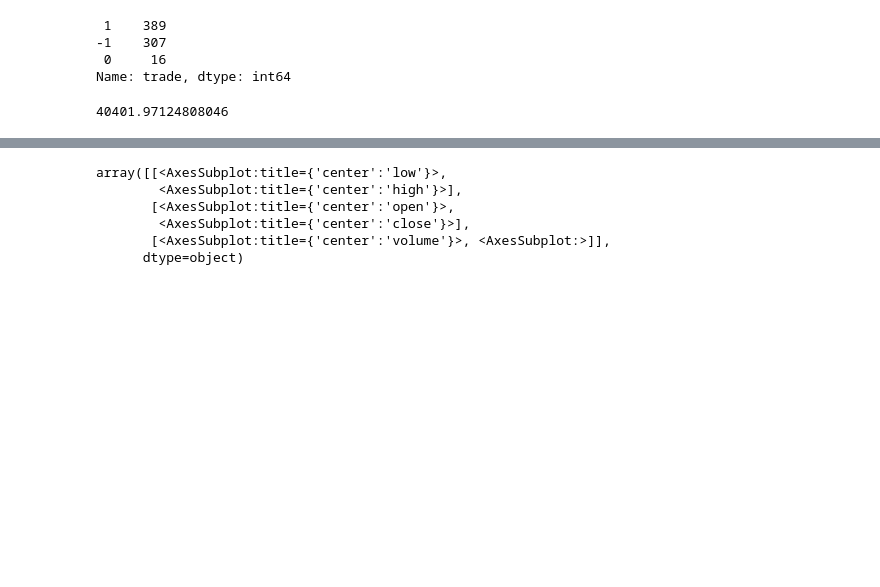
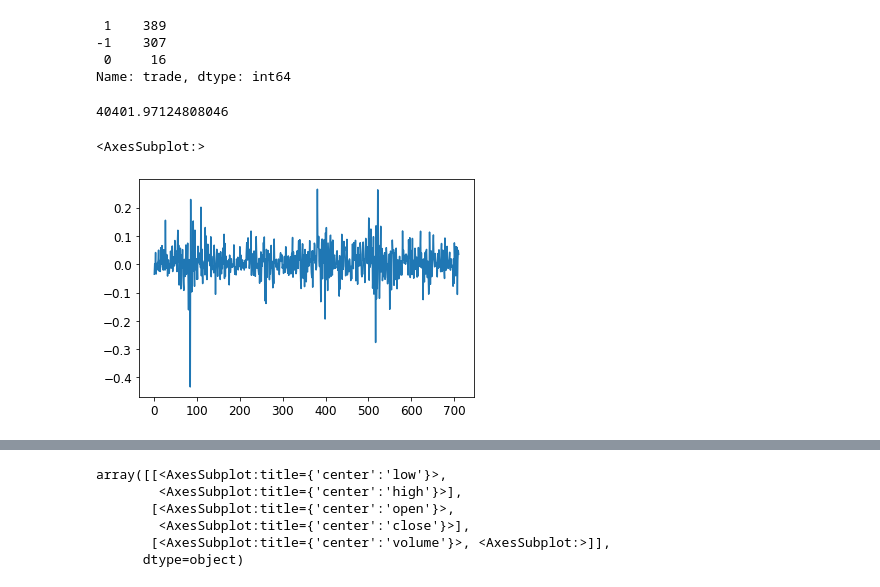
Before and after one commit to lohs/crypto-drl, a Jupyter notebook: neural_network/deep-learning.ipynb, the cells around one changed output, grey strips where cells are left out. Drawn from its saved outputs; the diff is of its cells as text; code cells hidden in the pictures; blank space fills up the shorter version.

```diff
--- a/neural_network/deep-learning.ipynb
+++ b/neural_network/deep-learning.ipynb
@@ -28,3 +41,6 @@ daily_eth = pd.read_csv('../data/ETH-USD_hr_24.csv', sep=',')
+# %%
+# rearrange cols
+daily_eth = daily_eth[['time', 'last_low', 'last_high', 'last_open','last_close','last_volume', 'current_open', 'target_close']]
 # %%
 def label_trade(diff):
     if(abs(diff) <= transaction_cost):
@@ -33,7 +49,6 @@ def label_trade(diff):
         return 1
     else:
         return -1
-# %%
-daily_eth['return'] = (daily_eth['close'] - daily_eth['open']) / daily_eth['open']
-daily_eth['trade'] = daily_eth['return'].apply(label_trade)
-daily_eth['profit'] = daily_eth['return'] * daily_eth['trade'] * daily_eth['close']
+# %%
+daily_eth['target_return'] = (daily_eth['target_close'] - daily_eth['current_open']) / daily_eth['current_open']
+daily_eth['target_trade'] = daily_eth['target_return'].apply(label_trade)
@@ -39,0 +64,3 @@ daily_eth['profit'] = daily_eth['return'] * daily_eth['trade'] * daily_eth['clos
+# %%
+daily_eth['profit'] = daily_eth['target_return'] * daily_eth['target_trade'] * daily_eth['target_close']
+daily_eth['profit'].sum()
@@ -64,3 +86,8 @@ daily_eth = daily_eth.dropna()
+# %%
+daily_eth['return'].plot()
+# %% [output]
+<AxesSubplot:>
+[figure, added]
 # %%
 daily_eth.to_csv('labeled_daily_eth.csv', header=True, index=False, mode='w')
 # %%
```
Also changed, not shown: parts of 14 cells of this notebook, 1 other file.
